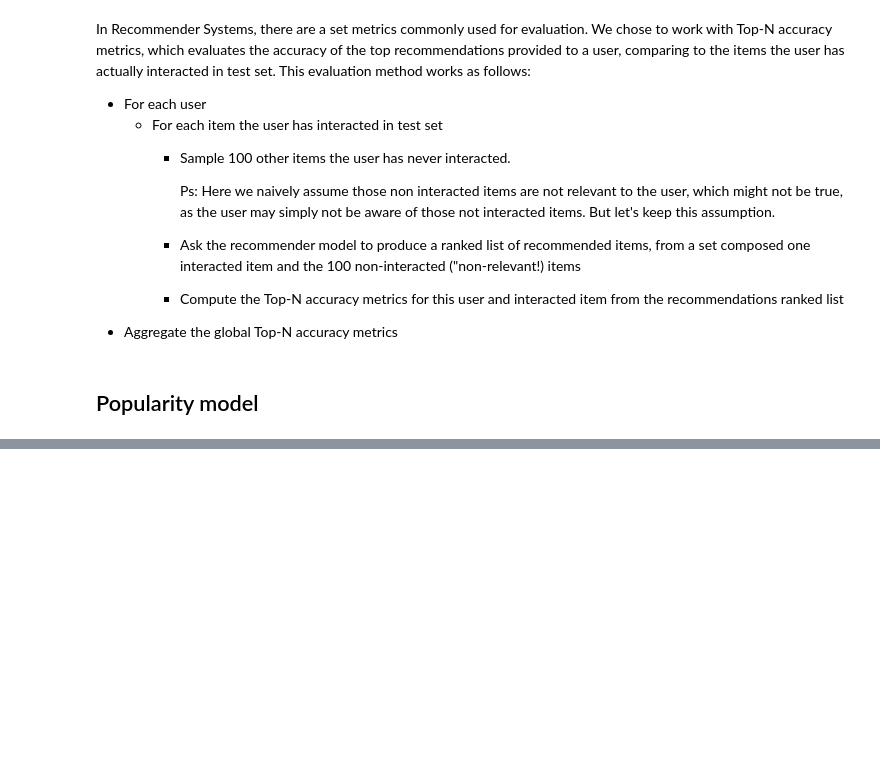
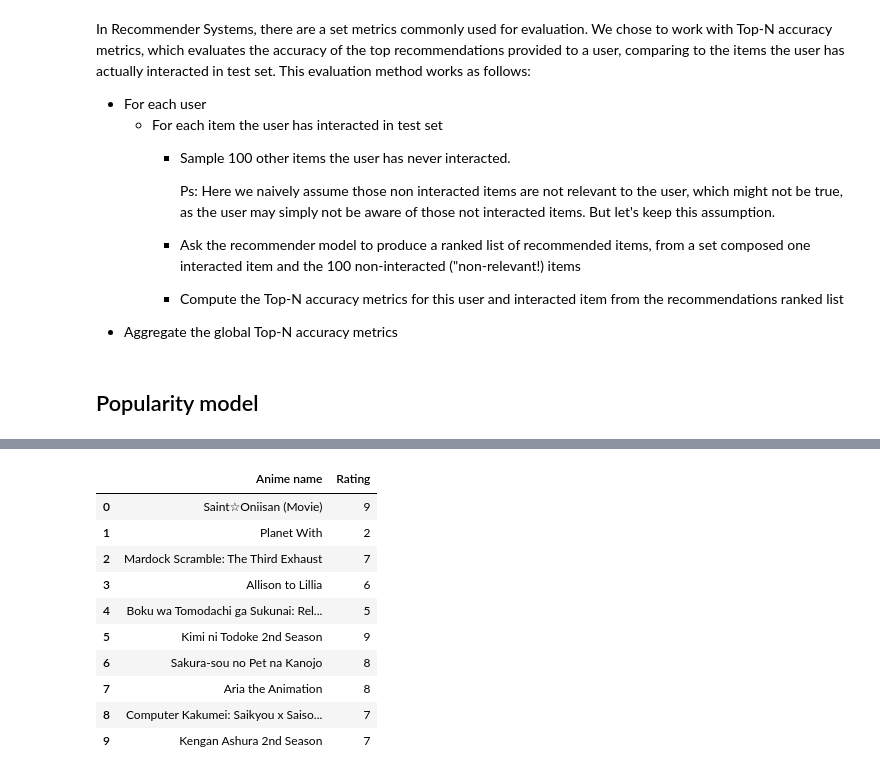
Before and after one commit to JoaoRodrigo99/AI---DM-ML, a Jupyter notebook: JR/anime_ratings__RS_101.ipynb, the cells around one changed output, grey strips where cells are left out. Drawn from its saved outputs; the diff is of its cells as text; code cells hidden in the pictures; blank space fills up the shorter version.

```diff
--- a/JR/anime_ratings__RS_101.ipynb
+++ b/JR/anime_ratings__RS_101.ipynb
@@ -740,0 +847,12 @@ Global metrics:
+# %%
+from sklearn.metrics.pairwise import sigmoid_kernel
+
+# Compute the sigmoid kernel
+sig = sigmoid_kernel(tfv_matrix, tfv_matrix)
+# %%
+# Create a Pandas Series object where the index is the anime names and the values are the indices in anime_data
+indices = pd.Series(df_content.index, index=df_content['Name'])
+
+# Remove duplicates in the index (i.e., duplicate anime names)
+# indices = indices.drop_duplicates()
+print(indices)
@@ -740,0 +873,35 @@ Global metrics:
+# %%
+def give_rec_cbf(title, sig=sig):
+    # Get the index corresponding to anime title
+    idx = indices[title]
+
+    # Get the pairwsie similarity scores
+    sig_scores = list(enumerate(sig[idx]))
+
+    # Sort the anime based on similarity scores
+    sig_scores = sorted(sig_scores, key=lambda x: x[1], reverse=True)
+
+    # Get the indices of top 10 most similar anime excluding the input anime
+    anime_indices = [i[0] for i in sig_scores[1:11]]
+
+    # Create dataframe of top 10 recommended anime
+    top_anime = pd.DataFrame({
+        'Anime name': df_sample['Name'].iloc[anime_indices].values,
+        'Rating': df_sample['rating'].iloc[anime_indices].values
+    })
+
+    return top_anime
+# %%
+give_rec_cbf('One Piece')
+# %% [output]
+|  | Anime name | Rating |
+| 0 | Saint☆Oniisan (Movie) | 9 |
+| 1 | Planet With | 2 |
+| 2 | Mardock Scramble: The Third Exhaust | 7 |
+| 3 | Allison to Lillia | 6 |
+| 4 | Boku wa Tomodachi ga Sukunai: Rel... | 5 |
+| 5 | Kimi ni Todoke 2nd Season | 9 |
+| 6 | Sakura-sou no Pet na Kanojo | 8 |
+| 7 | Aria the Animation | 8 |
+| 8 | Computer Kakumei: Saikyou x Saiso... | 7 |
+| 9 | Kengan Ashura 2nd Season | 7 |
```
Also changed, not shown: parts of 31 cells of this notebook.
